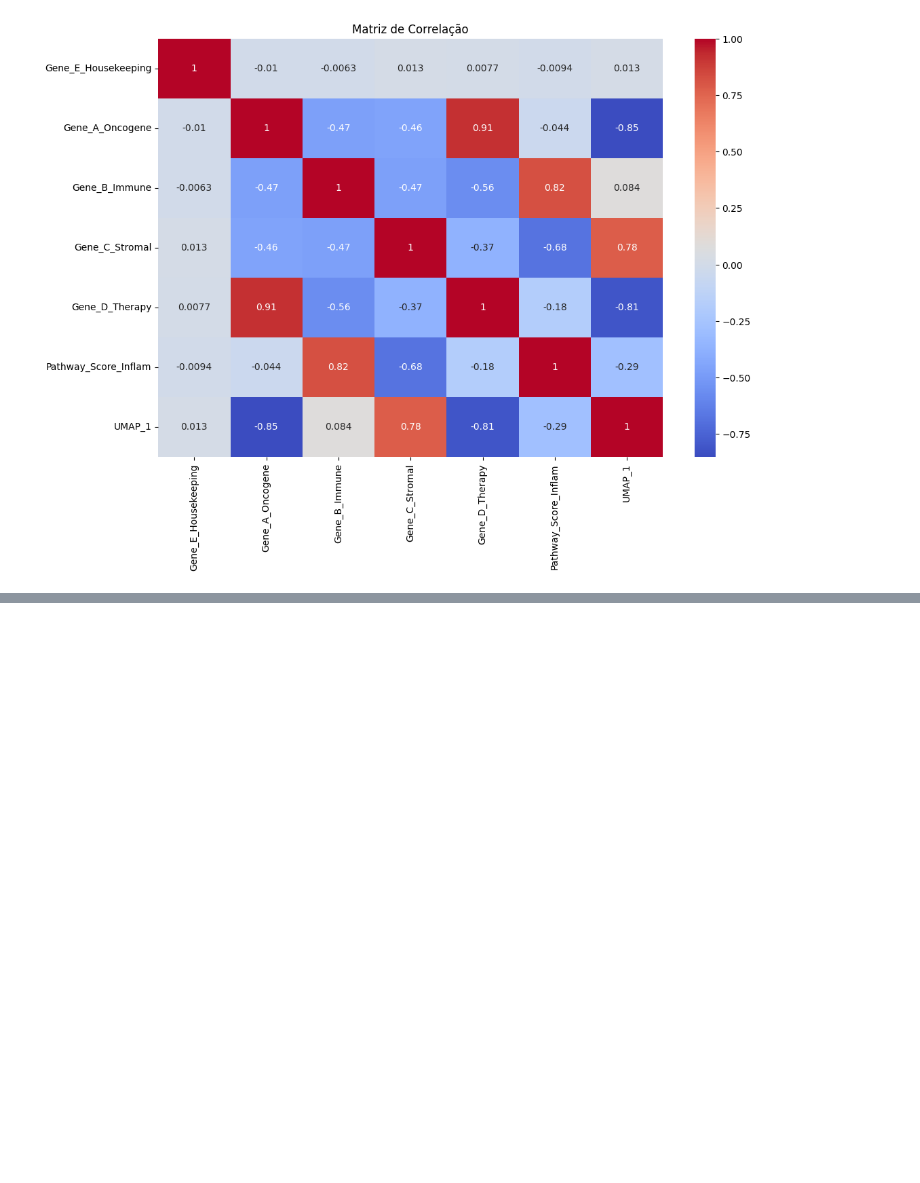
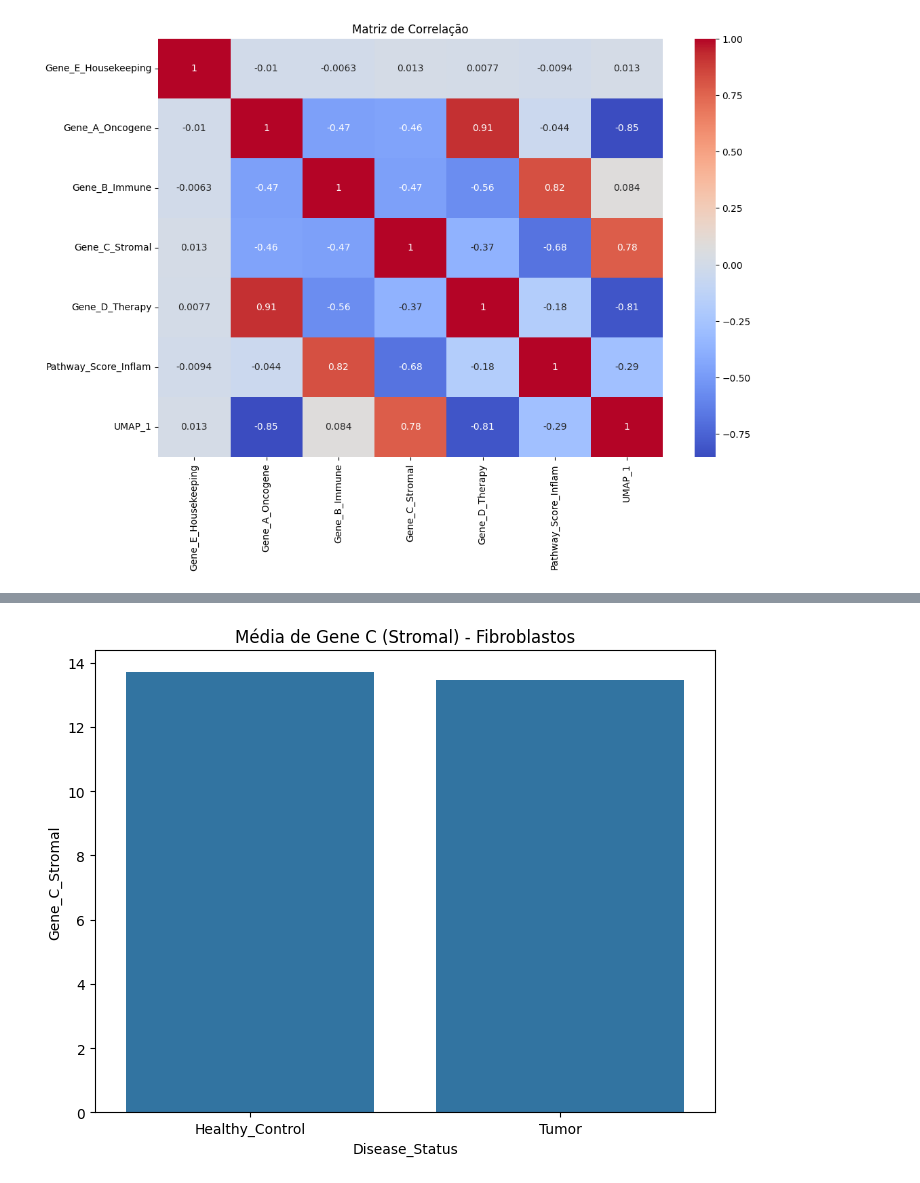
Before and after one commit to mariaclaraps/projeto-ciencia-dos-dados, a Jupyter notebook: notebooks/eda_srRNA-seq.ipynb, the cells around one changed output, grey strips where cells are left out. Saved outputs shown, nothing was run; the diff lists cells and outputs as text; code cells hidden in the pictures; blank space fills up the shorter version.

```diff
--- a/notebooks/eda_srRNA-seq.ipynb
+++ b/notebooks/eda_srRNA-seq.ipynb
@@ -196,0 +212,10 @@ plt.show()
+# %%
+fibros = df[df['Cell_Type'] == 'Fibroblast']
+mean_c = fibros.groupby('Disease_Status')['Gene_C_Stromal'].mean().reset_index()
+
+plt.figure(figsize=(8, 6))
+sns.barplot(data=mean_c, x='Disease_Status', y='Gene_C_Stromal')
+plt.title("Média de Gene C (Stromal) - Fibroblastos")
+plt.show()
+# %% [output]
+[figure, added]
```
Also changed, not shown: parts of 11 cells of this notebook.
